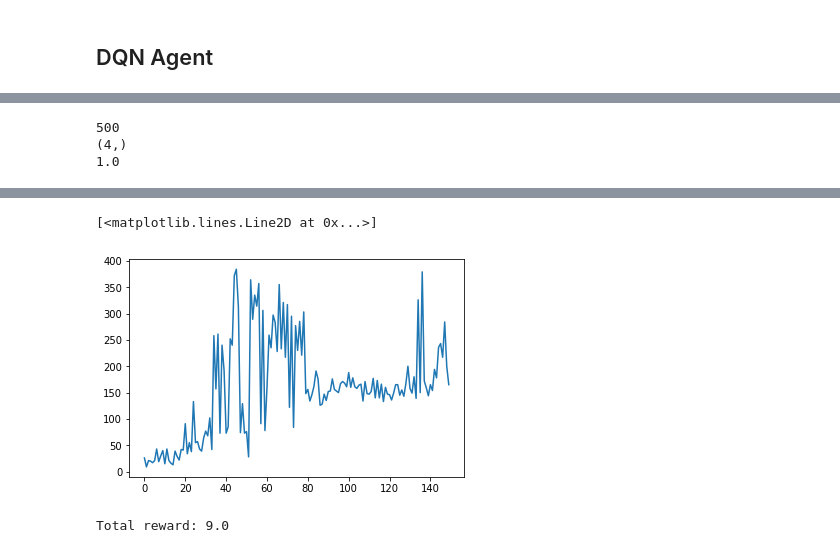
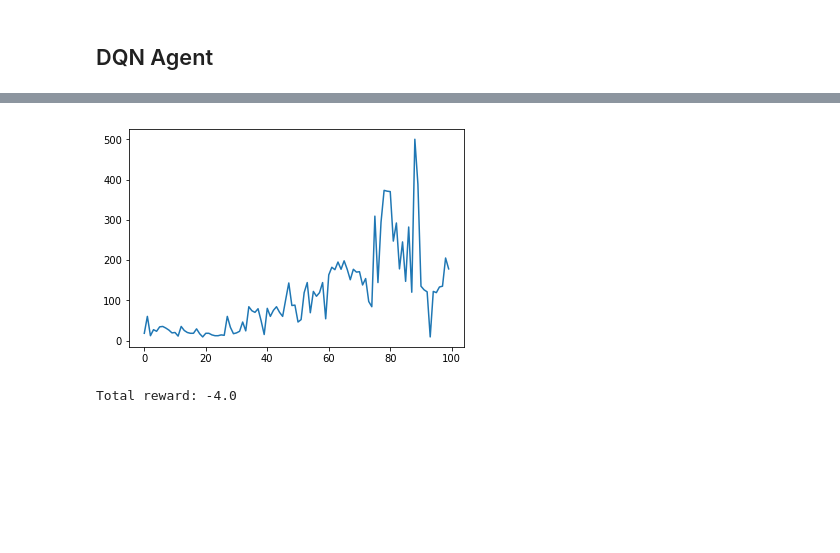
Before and after one commit to omikad/studying-ml, a Jupyter notebook: RL/gymbook.ipynb, the cells around one changed output, grey strips where cells are left out. Cells and saved outputs as stored; diff of their text form; code cells hidden in the pictures; blank space fills up the shorter version.

```diff
--- a/RL/gymbook.ipynb
+++ b/RL/gymbook.ipynb
@@ -229,21 +247,3 @@ Actions: 2, Observation space (4,), 4 parameters
-# %%
-# Experimenting with env
-
-print(env.spec.max_episode_steps)
-state = env.reset()
-env.step(1)
-# for i in range(10):
-#     state, reward, _, _ = env.step(1)
-state, reward, _, _ = env.step(1)
-# state, reward, _, _ = env.step(2)
-# state, reward, _, _ = env.step(3)
-# state, reward, _, _ = env.step(3)
-print(state.shape)
-print(reward)
-# %% [output]
-500
-(4,)
-1.0
 # %%
 # env.reset()
 state, reward, next_state, done = env.step(2)
@@ -253,28 +253,40 @@ print(state.shape, reward)
 plt.imshow(state.reshape((19, 16)), cmap='Greys')
 # plt.imshow(env.render('rgb_array'))
 # %%
-params = LearningParameters(env, episodes_count=150)
-params.max_frame_in_episode = min(params.max_frame_in_episode, 10000)
+tf.reset_default_graph()
+
+params = LearningParameters(env, env_state_observer.env_reset(env), episodes_count=100)
+params.max_frame_in_episode = min(params.max_frame_in_episode, 1000)
 params.epsilon_min = 0.05
+params.max_memory_size = 20000
+params.pong_reset_discounted_reward = False
+# agent = PolicyGradientAgent(params)
+agent = DqnAgent(params)
+# agent = ActionAsInputAgent(params)
 
-if 'session' in locals():
-    session.close()
-    tf_writer.close()
-config = tf.ConfigProto(device_count = {'GPU': 0})
-session = tf.Session(config=config)
 run_name += 1
 print('Run: ' + str(run_name))
 
-agent = PolicyGradientAgent(params)
-# agent = DqnAgent(params)
-# agent = ActionAsInputAgent(params)
+saver = TfSaver('logs/cartpole')
 
-tf_writer = tf.summary.FileWriter('logs/run' + str(run_name), session.graph)
+# Train on GPU
+# config = tf.ConfigProto(log_device_placement=True)
+# config.gpu_options.per_process_gpu_memory_fraction=0.5
+# config.operation_timeout_in_ms=60000
 
-session.run(tf.global_variables_initializer())
+# Train on CPU
+config = tf.ConfigProto(device_count = {'GPU': 0})
 
-agent, rewards = train_discounted_rewards(env, agent, params, normalize_rewards=True)
-# agent, rewards = train_reward_is_time(env, agent, params)
-# agent, rewards = train(env, agent, params)
-plt.plot(rewards)
+with tf.Session(config=config) as session:
+    session.run(tf.global_variables_initializer())
+
+#     saver.load_latest_checkpoint(session)
+
+#     tf_writer = tf.summary.FileWriter('logs/run' + str(run_name), session.graph)
+
+    agent, rewards = train_discounted_rewards(session, saver, env, agent, env_state_observer, params,
+                                              normalize_rewards=True)
+    # agent, rewards = train_reward_is_time(env, agent, params)
+    # agent, rewards = train(env, agent, params)
+    plt.plot(rewards)
 # %% [output]
@@ -298,12 +310,13 @@ episode: 147/150, reward 186.2, frames 216, exploration rate: 0.055
-[<matplotlib.lines.Line2D at 0x...>]
-[figure, old version]
+[figure, new version]
 # %%
 # Continue learning
 params.episodes_count = 10000
 agent, rewards = train_discounted_rewards(env, agent, params, normalize_rewards=True)
 plt.plot(rewards)
-# %%
-evaluate(env, agent, params, 500)
-# %% [output]
-Total reward: 9.0
+# %%
+with tf.Session(config=config) as session:
+    session.run(tf.global_variables_initializer())
+    evaluate(session, env, agent, env_state_observer, params, 500)
+# %% [output]
+Total reward: -4.0
 # %%
```
Also changed, not shown: parts of 4 cells of this notebook, 1 other file.
